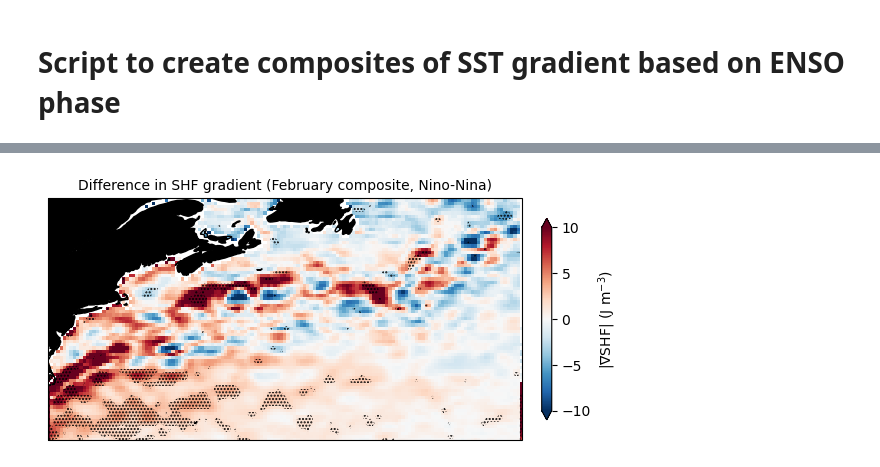
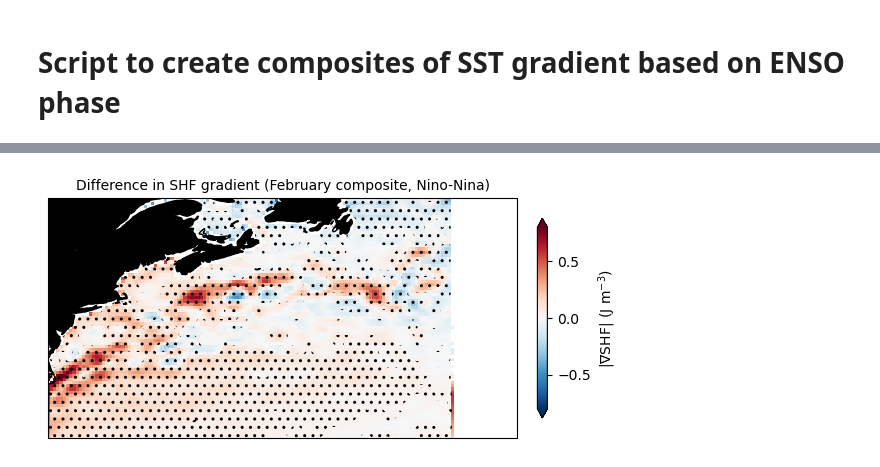
Before and after one commit to glennliu265/GulfStream_TBI, a Jupyter notebook: GS_composites.ipynb, the cells around one changed output, grey strips where cells are left out. Saved outputs shown, nothing was run; the diff lists cells and outputs as text; code cells hidden in the pictures.

```diff
--- a/GS_composites.ipynb
+++ b/GS_composites.ipynb
@@ -12,11 +12,11 @@ from global_land_mask import globe
 ## months to perform analysis, for full year set analysis_months = range(1,13)
 
 analysis_months = [2]
-figtitle = 'SHF_ERA5_Feb.png'
+figtitle = 'SHF_ERA5_Feb_25deg.png'
 
 
 #dslink = '/Users/noahrosenberg/Downloads/era5_sst_1940_2022_1deg.nc'
-dslink = '/Users/noahrosenberg/Downloads/era5_shf_1deg.nc'
+dslink = '/Users/noahrosenberg/Downloads/era5_sst_shf_dec_jan_feb1940_2023_025deg.nc'
 unit_conv = 1/1000 #unit scaling for the gradient, set to 1/1000 for m**-1 or 100 for (100 km)**-1
 nroll = 1
 
@@ -115,26 +115,26 @@ tot_grad_std = tot_grad.std('time')
 # %%
 fig,ax = plt.subplots(figsize=(6,5),subplot_kw={'projection':ccrs.PlateCarree()})
 im = ax.pcolormesh(lons,lats,
                    nino_grad_mean-nina_grad_mean,
                    transform=ccrs.PlateCarree(),
                    #vmin=0,vmax=0.03,
-                   cmap="RdBu_r",norm=colors.CenteredNorm(0,10))#(0,0.0005))#,cmap='RdBu_r')
+                   cmap="RdBu_r",norm=colors.CenteredNorm(0,0.8))#(0,0.0005))#,cmap='RdBu_r')
 
-stip = ax.contourf(lons,lats,(pvals < 0.01).T,transform=ccrs.PlateCarree(),
-                    hatches = ['','.....'],levels = [0,0.5,5],alpha=0,edgecolor='gray')
+stip = ax.contourf(lons,lats,(pvals < 0.005).T,transform=ccrs.PlateCarree(),
+                    hatches = ['','..'],levels = [0,0.5,5],alpha=0,edgecolor='gray')
 
 ax.coastlines()
 ax.add_feature(feature.LAND,facecolor='k')#,transform=ccrs.PlateCarree())
 
 
 ax.set_extent((-76,-40,31,48))
 plt.colorbar(im,ax=ax,fraction=0.02, pad=0.04,extend='both',
              label = r'$|\nabla$SHF| (J m$^{-3}$)')#' (100 km)$^{-1}$)')
              #label = r'$|\nabla$SST| ($\degree$ C (100 km)$^{-1}$)')
 ax.set_title('Difference in SHF gradient (February composite, Nino-Nina)',fontsize=10)
 plt.tight_layout()
 plt.savefig(figtitle)
 
 plt.show()
 # %% [output]
-[figure, old version]
+[figure, new version]
```
Also changed, not shown: parts of 1 cell of this notebook, 1 other file.
